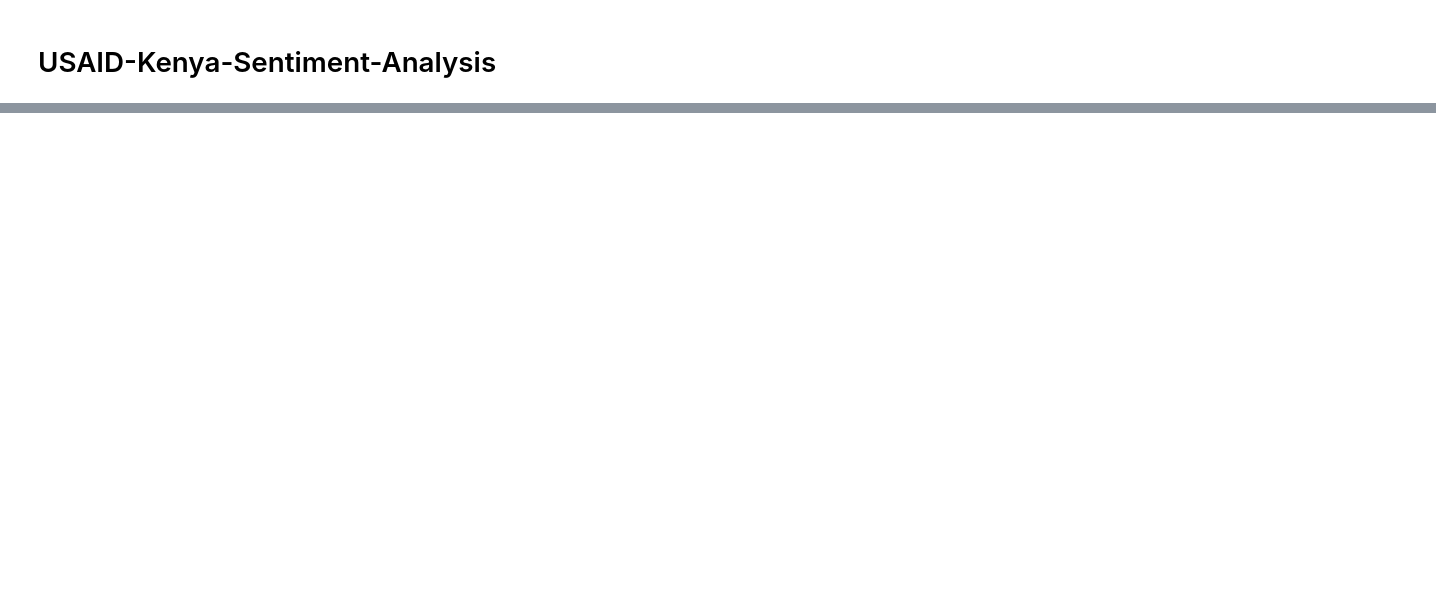
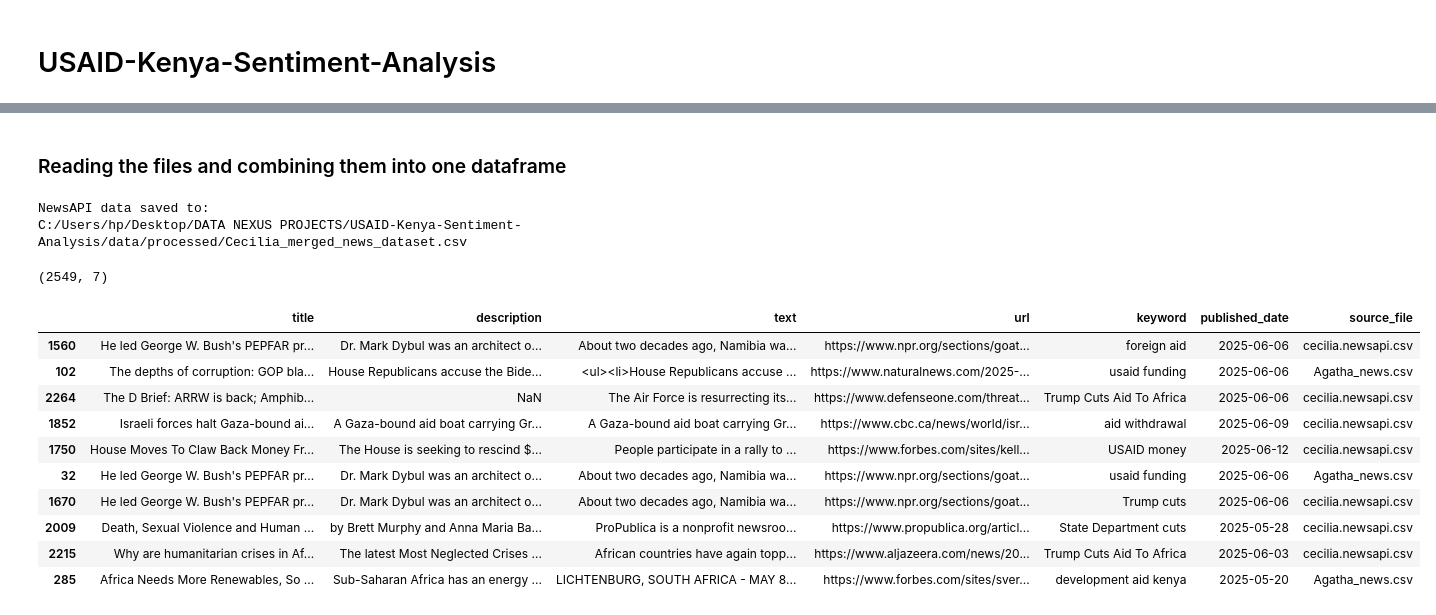
Before and after one commit to L-N-E0/USAID-Kenya-Sentiment-Analysis, a Jupyter notebook: notebooks/Cess.ipynb, the cells around one changed output, grey strips where cells are left out. Saved outputs shown, nothing was run; the diff lists cells and outputs as text; code cells hidden in the pictures; blank space fills up the shorter version.

Commit message:
uploading merged news dataset

```diff
--- a/notebooks/Cess.ipynb
+++ b/notebooks/Cess.ipynb
@@ -226,0 +235,2 @@ C:/Users/hp/Desktop/DATA NEXUS PROJECTS/USAID-Kenya-Sentiment-Analysis/data/proc
+# %%
+folder_path = 'C:/Users/hp/Desktop/DATA NEXUS PROJECTS/USAID-Kenya-Sentiment-Analysis/data/raw/news_data'
@@ -226,0 +239,3 @@ C:/Users/hp/Desktop/DATA NEXUS PROJECTS/USAID-Kenya-Sentiment-Analysis/data/proc
+# %%
+news_csv_files = glob.glob(os.path.join(folder_path, '*.csv'))
+news_csv_files
@@ -226,0 +249,71 @@ C:/Users/hp/Desktop/DATA NEXUS PROJECTS/USAID-Kenya-Sentiment-Analysis/data/proc
+# %% [markdown]
+### Reading the files and combining them into one dataframe
+# %%
+import pandas as pd
+import os
+
+news_columns = ['title', 'description', 'text', 'url', 'keyword', 'published_date', 'source_file']
+all_news_dfs = []
+
+for file in news_csv_files:
+    df = pd.read_csv(file)
+
+    # Rename content to text
+    if 'content' in df.columns and 'text' not in df.columns:
+        df.rename(columns={'content': 'text'}, inplace=True)
+
+    # Rename publishedAt to published_date
+    if 'publishedAt' in df.columns:
+        df.rename(columns={'publishedAt': 'published_date'}, inplace=True)
+
+    # Add missing columns
+    for col in news_columns:
+        if col not in df.columns:
+            df[col] = None
+
+    # Convert published_date to datetime
+    df['published_date'] = pd.to_datetime(df['published_date'], errors='coerce')
+
+    # Extract time from published_date, then drop it
+    df['time'] = df['published_date'].dt.time
+    df['published_date'] = df['published_date'].dt.date
+    df.drop(columns='time', inplace=True)
+
+    # source file info
+    df['source_file'] = os.path.basename(file)
+
+    # standardized columns
+    df = df[news_columns]
+    all_news_dfs.append(df)
+
+# Combine all
+news_combined_df = pd.concat(all_news_dfs, ignore_index=True)
+
+# Save to CSV
+output_path = "C:/Users/hp/Desktop/DATA NEXUS PROJECTS/USAID-Kenya-Sentiment-Analysis/data/processed/Cecilia_merged_news_dataset.csv"
+if not news_combined_df.empty:
+    news_combined_df.to_csv(output_path, index=False, encoding='utf-8')
+    print(f"NewsAPI data saved to:\n{output_path}")
+else:
+    print("No NewsAPI data to save. DataFrame is empty.")
+# %% [output]
+NewsAPI data saved to:
+C:/Users/hp/Desktop/DATA NEXUS PROJECTS/USAID-Kenya-Sentiment-Analysis/data/processed/Cecilia_merged_news_dataset.csv
+# %%
+news_combined_df.shape
+# %% [output]
+(2549, 7)
+# %%
+news_combined_df.sample(10)
+# %% [output]
+|  | title | description | text | url | keyword | published_date | source_file |
+| 1560 | He led George W. Bush's PEPFAR pr... | Dr. Mark Dybul was an architect o... | About two decades ago, Namibia wa... | https://www.npr.org/sections/goat... | foreign aid | 2025-06-06 | cecilia.newsapi.csv |
+| 102 | The depths of corruption: GOP bla... | House Republicans accuse the Bide... | <ul><li>House Republicans accuse ... | https://www.naturalnews.com/2025-... | usaid funding | 2025-06-06 | Agatha_news.csv |
+| 2264 | The D Brief: ARRW is back; Amphib... | NaN | The Air Force is resurrecting its... | https://www.defenseone.com/threat... | Trump Cuts Aid To Africa | 2025-06-06 | cecilia.newsapi.csv |
+| 1852 | Israeli forces halt Gaza-bound ai... | A Gaza-bound aid boat carrying Gr... | A Gaza-bound aid boat carrying Gr... | https://www.cbc.ca/news/world/isr... | aid withdrawal | 2025-06-09 | cecilia.newsapi.csv |
+| 1750 | House Moves To Claw Back Money Fr... | The House is seeking to rescind $... | People participate in a rally to ... | https://www.forbes.com/sites/kell... | USAID money | 2025-06-12 | cecilia.newsapi.csv |
+| 32 | He led George W. Bush's PEPFAR pr... | Dr. Mark Dybul was an architect o... | About two decades ago, Namibia wa... | https://www.npr.org/sections/goat... | usaid funding | 2025-06-06 | Agatha_news.csv |
+| 1670 | He led George W. Bush's PEPFAR pr... | Dr. Mark Dybul was an architect o... | About two decades ago, Namibia wa... | https://www.npr.org/sections/goat... | Trump cuts | 2025-06-06 | cecilia.newsapi.csv |
+| 2009 | Death, Sexual Violence and Human ... | by Brett Murphy and Anna Maria Ba... | ProPublica is a nonprofit newsroo... | https://www.propublica.org/articl... | State Department cuts | 2025-05-28 | cecilia.newsapi.csv |
+| 2215 | Why are humanitarian crises in Af... | The latest Most Neglected Crises ... | African countries have again topp... | https://www.aljazeera.com/news/20... | Trump Cuts Aid To Africa | 2025-06-03 | cecilia.newsapi.csv |
+| 285 | Africa Needs More Renewables, So ... | Sub-Saharan Africa has an energy ... | LICHTENBURG, SOUTH AFRICA - MAY 8... | https://www.forbes.com/sites/sver... | development aid kenya | 2025-05-20 | Agatha_news.csv |
```
Also changed, not shown: parts of 38 cells of this notebook, 1 other file.
